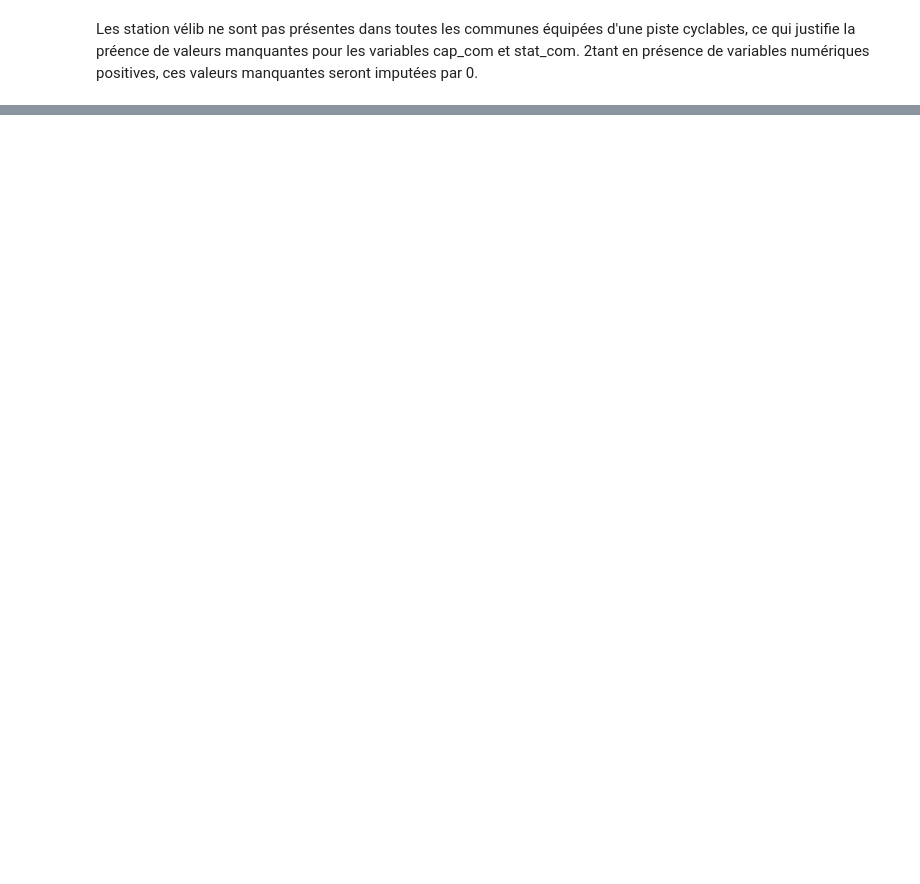
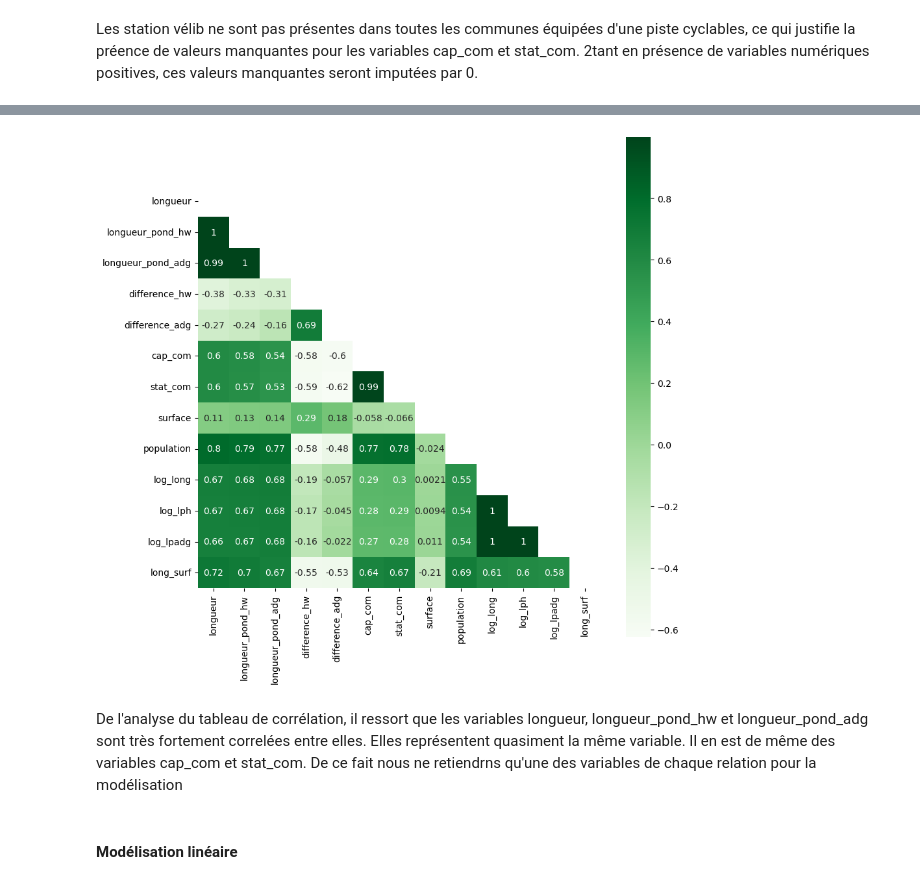
Before and after one commit to christellenguenang/Projet_Catherine_Christelle, a Jupyter notebook: 3_model.ipynb, the cells around one changed output, grey strips where cells are left out. Cells and saved outputs as stored; diff of their text form; code cells hidden in the pictures; blank space fills up the shorter version.

Commit message:
Implémentation du modèle linéaire

```diff
--- a/3_model.ipynb
+++ b/3_model.ipynb
@@ -80,10 +123,12 @@ base
+# %%
+base= data[['longueur','longueur_pond_hw','longueur_pond_adg','difference_hw','difference_adg','cap_com','stat_com','surface','population']]
 # %%
 # from pynsee.download import download_file
 # filosofi = download_file("FILOSOFI_COM_2016")
 # %% [markdown]
 Les station vélib ne sont pas présentes dans toutes les communes équipées d'une piste cyclables, ce qui justifie la préence de valeurs manquantes pour les variables cap_com et stat_com. 2tant en présence de variables numériques positives, ces valeurs manquantes seront imputées par 0.
 # %%
-base[['cap_com','stat_com']].fillna(0, inplace=True)
+base.fillna(0, inplace=True)
 # %% [output]
 A value is trying to be set on a copy of a slice from a DataFrame
 
@@ -95,0 +153,5 @@ data= base[['longueur','longueur_pond_hw','longueur_pond_adg','difference_hw','d
+# %%
+base['log_long']= np.log(base['longueur'])
+base['log_lph']=np.log(base['longueur_pond_hw'])
+base['log_lpadg']=np.log(base['longueur_pond_adg'])
+base['long_surf'] = base['longueur' ]/base['surface']
@@ -95,0 +174,14 @@ data= base[['longueur','longueur_pond_hw','longueur_pond_adg','difference_hw','d
+# %%
+plt.figure(figsize=(10, 10))
+corr= base.corr()
+mask = np.zeros_like(corr)
+mask[np.triu_indices_from(mask)] = True
+
+sns.heatmap(base.corr(), cmap='Greens',square=True, mask=mask, cbar=True, annot=True);
+# %% [output]
+[figure, added]
+# %% [markdown]
+De l'analyse du tableau de corrélation, il ressort que les variables longueur, longueur_pond_hw et longueur_pond_adg sont très fortement correlées entre elles. Elles représentent quasiment la même variable.
+Il en est de même des variables cap_com et stat_com. De ce fait nous ne retiendrns qu'une des variables de chaque relation pour la modélisation
+# %% [markdown]
+#### Modélisation linéaire
```
Also changed, not shown: parts of 48 cells of this notebook.
